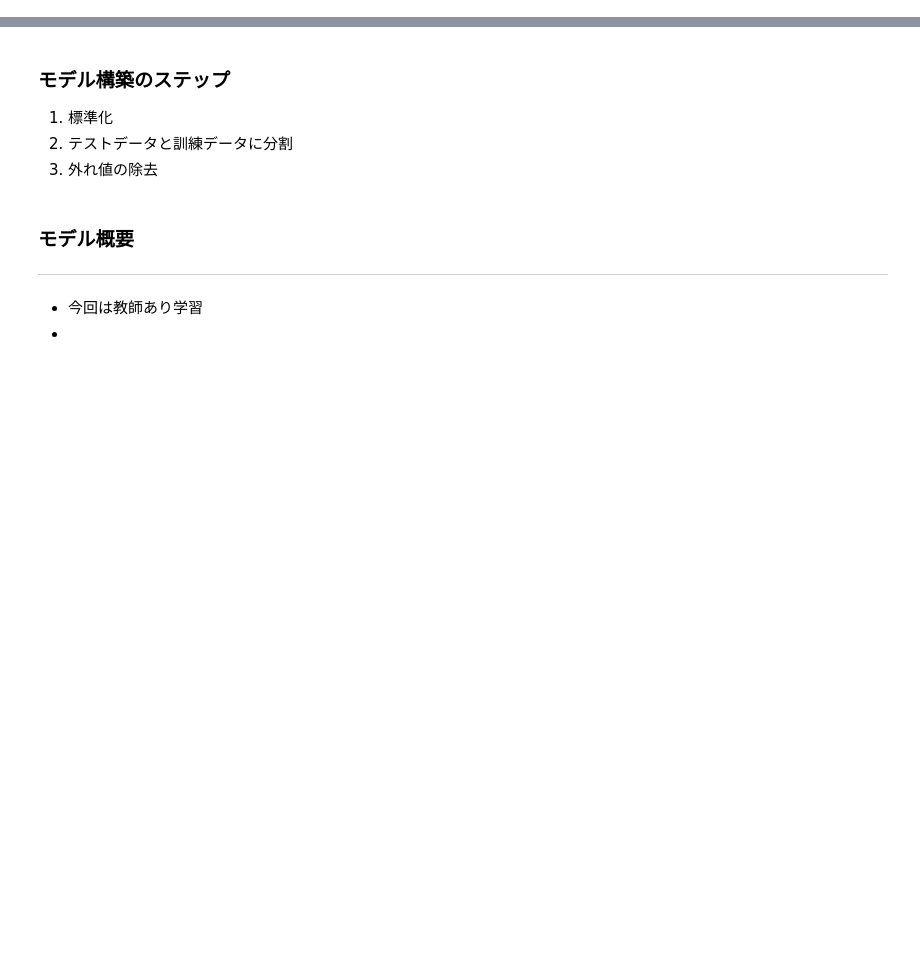
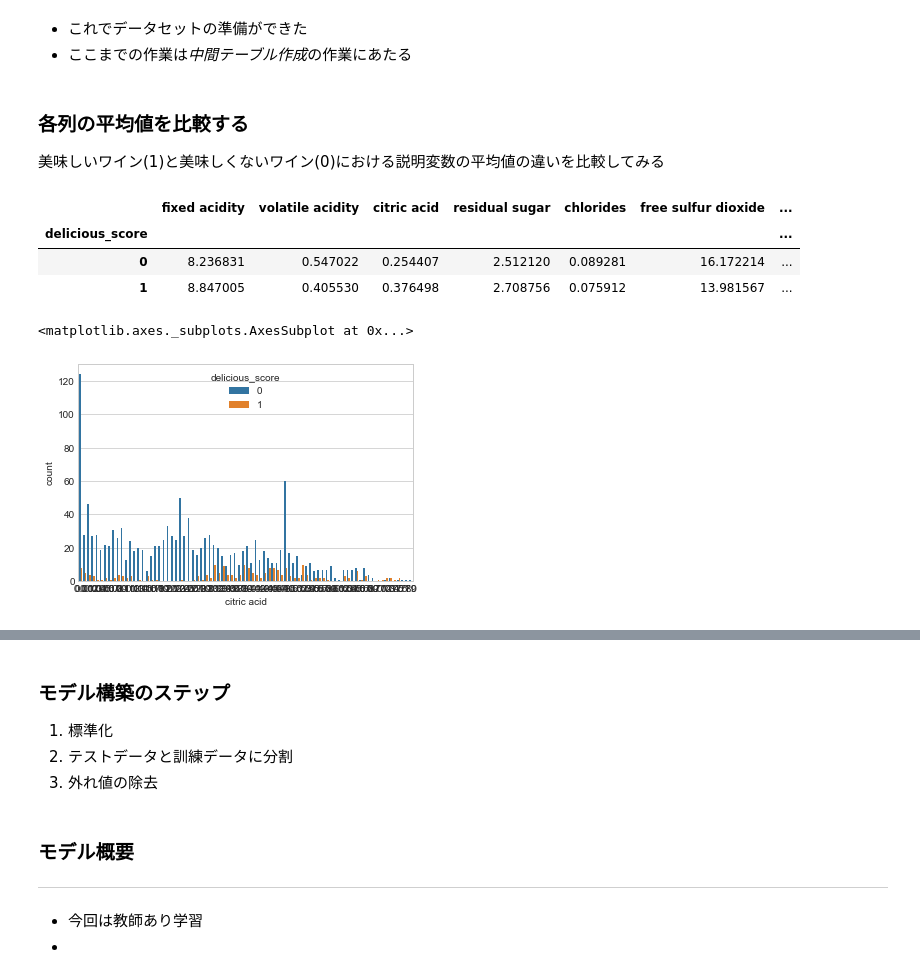
Before and after one commit to pco2699/NullSuck-AI, a Jupyter notebook: analytics/workspace/04_モデル作成.ipynb, the cells around one changed output, grey strips where cells are left out. Saved outputs shown, nothing was run; the diff lists cells and outputs as text; code cells hidden in the pictures; blank space fills up the shorter version.

```diff
--- a/analytics/workspace/04_モデル作成.ipynb
+++ b/analytics/workspace/04_モデル作成.ipynb
@@ -5,3 +13,5 @@ import numpy as np
 # 可視化ライブラリのインポート
 import matplotlib.pyplot as plt
 import seaborn as sns
+sns.set_style('whitegrid')
+%matplotlib inline
@@ -8,3 +21,3 @@ import seaborn as sns
 # %%
 # データセットを読み込む
-df = pd.read_csv("dataset/winequality-red.csv", sep=";")
+df = pd.read_csv("../dataset/winequality-red.csv", sep=";")
@@ -10,0 +35,17 @@ df = pd.read_csv("dataset/winequality-red.csv", sep=";")
+# %%
+def delicious(x):
+    # もしqualityが7以上であれば美味しい(1)
+    if x >= 7:
+        return 1
+    # 7以上でなければ、美味しくない(0)
+    else:
+        return 0
+
+"""
+applyを使って、美味しいか、そうでないかの2値分類結果を
+列名「delicious_score」としてDataFrameに新たに追加する
+"""
+df['delicious_score'] = df['quality'].apply(delicious)
+
+# 正しくDataFrameに列が追加されたのか確認
+df.head()
@@ -10,0 +59,18 @@ df = pd.read_csv("dataset/winequality-red.csv", sep=";")
+# %% [markdown]
+- これでデータセットの準備ができた
+- ここまでの作業は*中間テーブル作成*の作業にあたる
+# %% [markdown]
+### 各列の平均値を比較する
+美味しいワイン(1)と美味しくないワイン(0)における説明変数の平均値の違いを比較してみる
+# %%
+df.groupby("delicious_score").mean()
+# %% [output]
+|  | fixed acidity | volatile acidity | citric acid | residual sugar | chlorides | free sulfur dioxide | ... |
+| delicious_score |  |  |  |  |  |  | ... |
+| 0 | 8.236831 | 0.547022 | 0.254407 | 2.512120 | 0.089281 | 16.172214 | ... |
+| 1 | 8.847005 | 0.405530 | 0.376498 | 2.708756 | 0.075912 | 13.981567 | ... |
+# %%
+sns.countplot('citric acid',data=df.sort_values('citric acid'),hue='delicious_score')
+# %% [output]
+<matplotlib.axes._subplots.AxesSubplot at 0x...>
+[figure, added]
```
Also changed, not shown: parts of 26 cells of this notebook, 4 other files.
